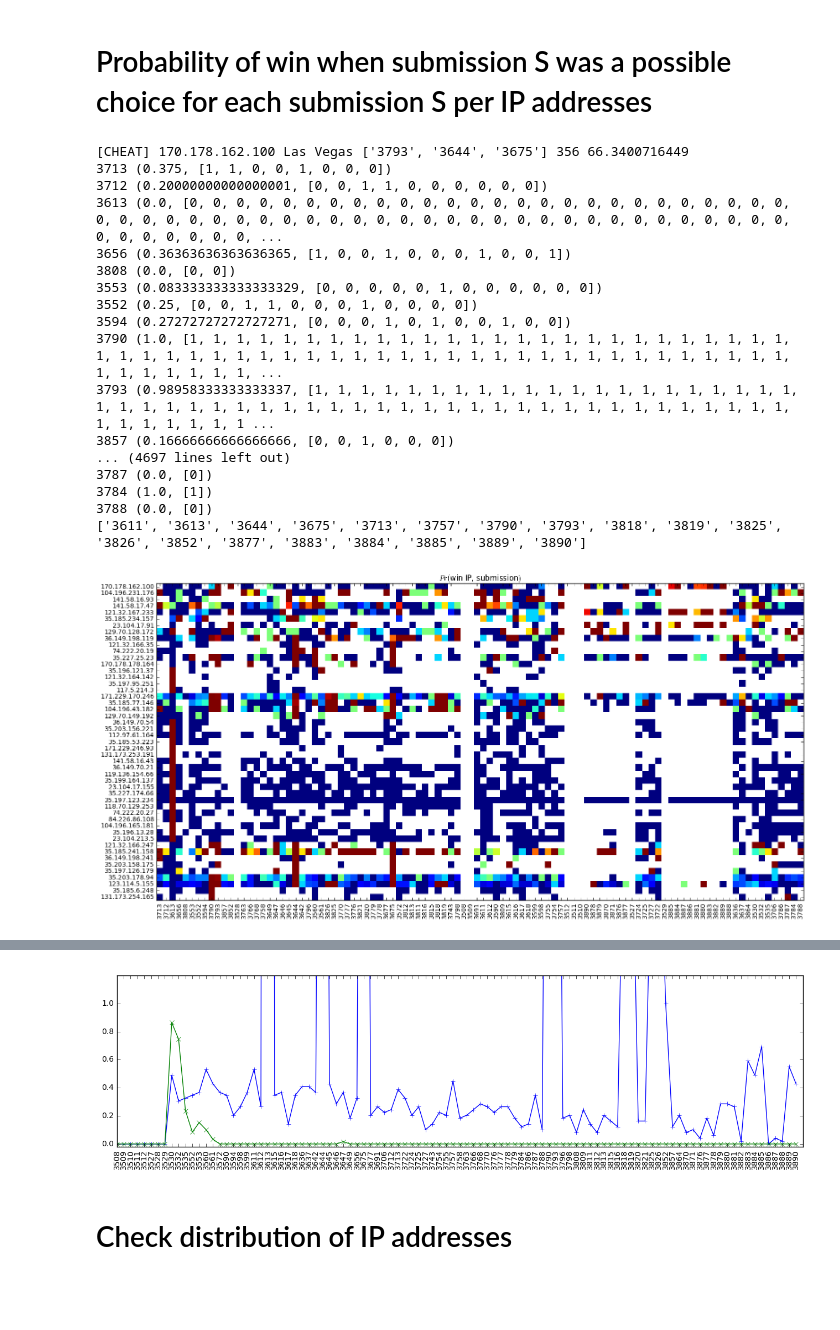
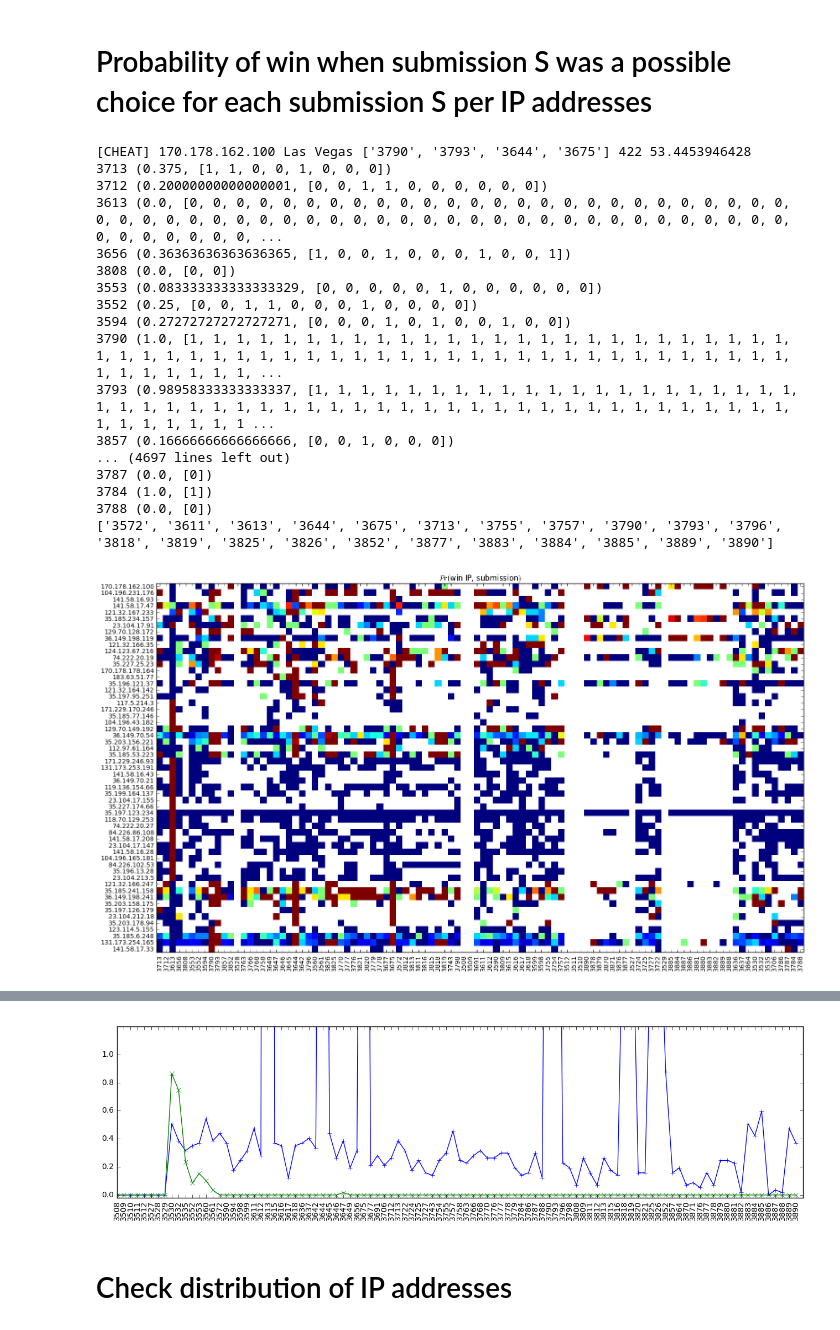
Before and after one commit to FlorianColombo/ai-generated-music-challenge_FraudDetection, a Jupyter notebook: VotesAnalysis.ipynb, the cells around one changed output, grey strips where cells are left out. Saved outputs shown, nothing was run; the diff lists cells and outputs as text; code cells hidden in the pictures; blank space fills up the shorter version.

```diff
--- a/VotesAnalysis.ipynb
+++ b/VotesAnalysis.ipynb
@@ -214,7 +214,7 @@ for key, val in logperaddr.items():
     mean = np.mean(tmp)
     if std < 1.:
         std = 1.
-    criticsubmissionnumber = mean + 2*std
+    criticsubmissionnumber = mean + 1.5*std
     for k,v in hist.items():
         hist[k] = (np.mean(hist[k]), hist[k])
         if hist[k][0] > thres and k not in controls:
@@ -313,33 +313,33 @@ plt.yticks(range(len(cheatersIPs3)), np.asarray(IPcontrol3)[idxes], rotation='ho
 plt.xticks(range(len(xlabels)), xlabels, rotation='vertical')
 plt.tight_layout()
 #plt.colorbar()
 
 thres = 0.6
 plt.figure(figsize=(16,4))
 shuffle = np.argsort(xlabels)
 x = np.nansum(np.asarray(mat32),axis=0)/len(mat32)
 c = np.nansum(np.asarray(matcontrol32),axis=0)/len(matcontrol32)
 plt.plot(x[shuffle], '-+')
 plt.plot(c[shuffle], '-x')
 plt.ylim([-0.02, 2*thres])
 plt.xticks(range(len(xlabels)), [xlabels[i] for i in shuffle], rotation='vertical')
 suspects = np.asarray(xlabels)[np.where(x > thres)]
 # %% [output]
-[CHEAT] 170.178.162.100 Las Vegas ['3793', '3644', '3675'] 356 66.3400716449
+[CHEAT] 170.178.162.100 Las Vegas ['3790', '3793', '3644', '3675'] 422 53.4453946428
 3713 (0.375, [1, 1, 0, 0, 1, 0, 0, 0])
 3712 (0.20000000000000001, [0, 0, 1, 1, 0, 0, 0, 0, 0, 0])
 3613 (0.0, [0, 0, 0, 0, 0, 0, 0, 0, 0, 0, 0, 0, 0, 0, 0, 0, 0, 0, 0, 0, 0, 0, 0, 0, 0, 0, 0, 0, 0, 0, 0, 0, 0, 0, 0, 0, 0, 0, 0, 0, 0, 0, 0, 0, 0, 0, 0, 0, 0, 0, 0, 0, 0, 0, 0, 0, 0, 0, 0, 0, 0, 0, 0, ...
 3656 (0.36363636363636365, [1, 0, 0, 1, 0, 0, 0, 1, 0, 0, 1])
 3808 (0.0, [0, 0])
 3553 (0.083333333333333329, [0, 0, 0, 0, 0, 1, 0, 0, 0, 0, 0, 0])
 3552 (0.25, [0, 0, 1, 1, 0, 0, 0, 1, 0, 0, 0, 0])
 3594 (0.27272727272727271, [0, 0, 0, 1, 0, 1, 0, 0, 1, 0, 0])
 3790 (1.0, [1, 1, 1, 1, 1, 1, 1, 1, 1, 1, 1, 1, 1, 1, 1, 1, 1, 1, 1, 1, 1, 1, 1, 1, 1, 1, 1, 1, 1, 1, 1, 1, 1, 1, 1, 1, 1, 1, 1, 1, 1, 1, 1, 1, 1, 1, 1, 1, 1, 1, 1, 1, 1, 1, 1, 1, 1, 1, 1, 1, 1, 1, 1, ...
 3793 (0.98958333333333337, [1, 1, 1, 1, 1, 1, 1, 1, 1, 1, 1, 1, 1, 1, 1, 1, 1, 1, 1, 1, 1, 1, 1, 1, 1, 1, 1, 1, 1, 1, 1, 1, 1, 1, 1, 1, 1, 1, 1, 1, 1, 1, 1, 1, 1, 1, 1, 1, 1, 1, 1, 1, 1, 1, 1, 1, 1, 1 ...
 3857 (0.16666666666666666, [0, 0, 1, 0, 0, 0])
 ... (4697 lines left out)
 3787 (0.0, [0])
 3784 (1.0, [1])
 3788 (0.0, [0])
-['3611', '3613', '3644', '3675', '3713', '3757', '3790', '3793', '3818', '3819', '3825', '3826', '3852', '3877', '3883', '3884', '3885', '3889', '3890']
+['3572', '3611', '3613', '3644', '3675', '3713', '3755', '3757', '3790', '3793', '3796', '3818', '3819', '3825', '3826', '3852', '3877', '3883', '3884', '3885', '3889', '3890']
-[figure, old version]
+[figure, new version]
@@ -349,4 +349,4 @@ suspects = np.asarray(xlabels)[np.where(x > thres)]
-[figure, old version]
+[figure, new version]
 # %% [markdown]
 # Check distribution of IP addresses
 # %%
```
Also changed, not shown: parts of 7 cells of this notebook, 7 other files.
